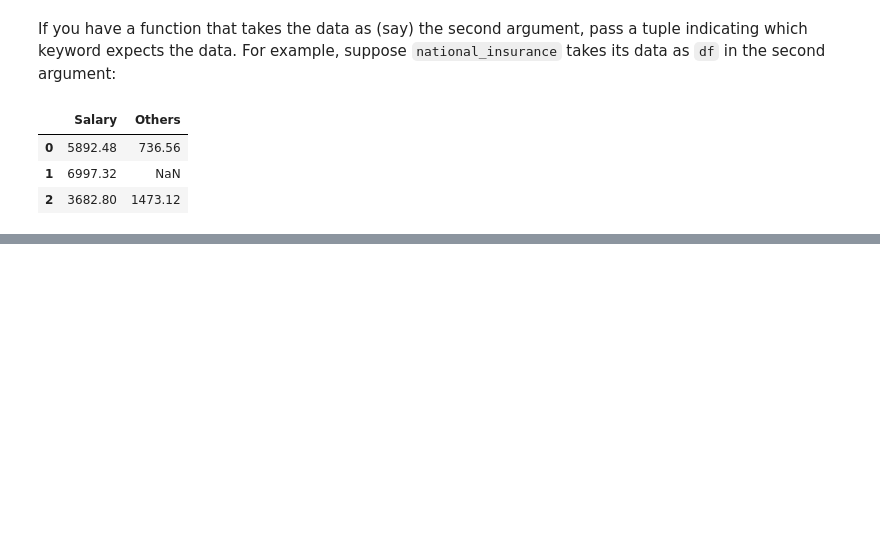
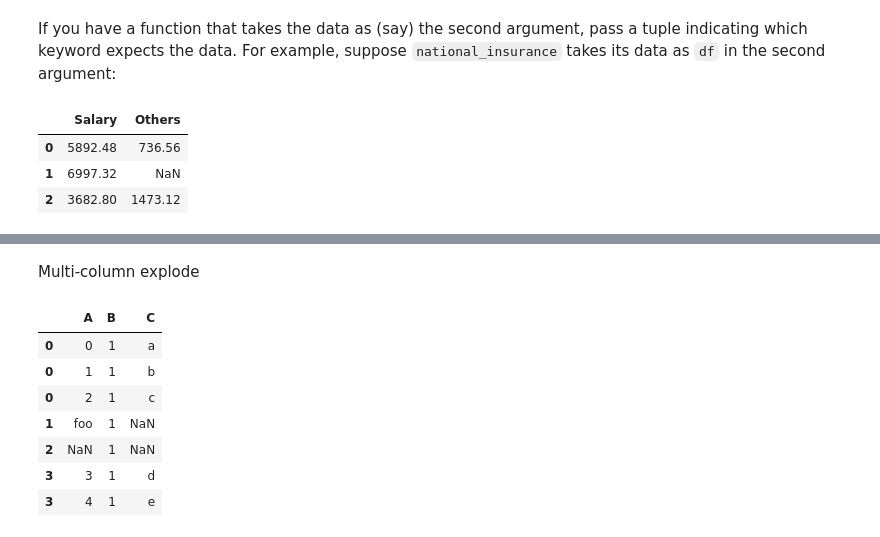
Before and after one commit to soyinkas1/PP0011_Books_Medium_Articles-Personal-Practice-Walkalong_Notebooks, a Jupyter notebook: 25 Pandas Functions You Didn't Know Existed.ipynb, the cells around one changed output, grey strips where cells are left out. Cells and saved outputs as stored; diff of their text form; code cells hidden in the pictures; blank space fills up the shorter version.

```diff
--- a/25 Pandas Functions You Didn't Know Existed.ipynb
+++ b/25 Pandas Functions You Didn't Know Existed.ipynb
@@ -246,0 +410,13 @@ def subtract_national_insurance(rate, df, rate_increase):
+# %% [markdown]
+Multi-column explode
+# %%
+df.explode(list('AC'))
+# %% [output]
+|  | A | B | C |
+| 0 | 0 | 1 | a |
+| 0 | 1 | 1 | b |
+| 0 | 2 | 1 | c |
+| 1 | foo | 1 | NaN |
+| 2 | NaN | 1 | NaN |
+| 3 | 3 | 1 | d |
+| 3 | 4 | 1 | e |
```
Also changed, not shown: parts of 32 cells of this notebook.
